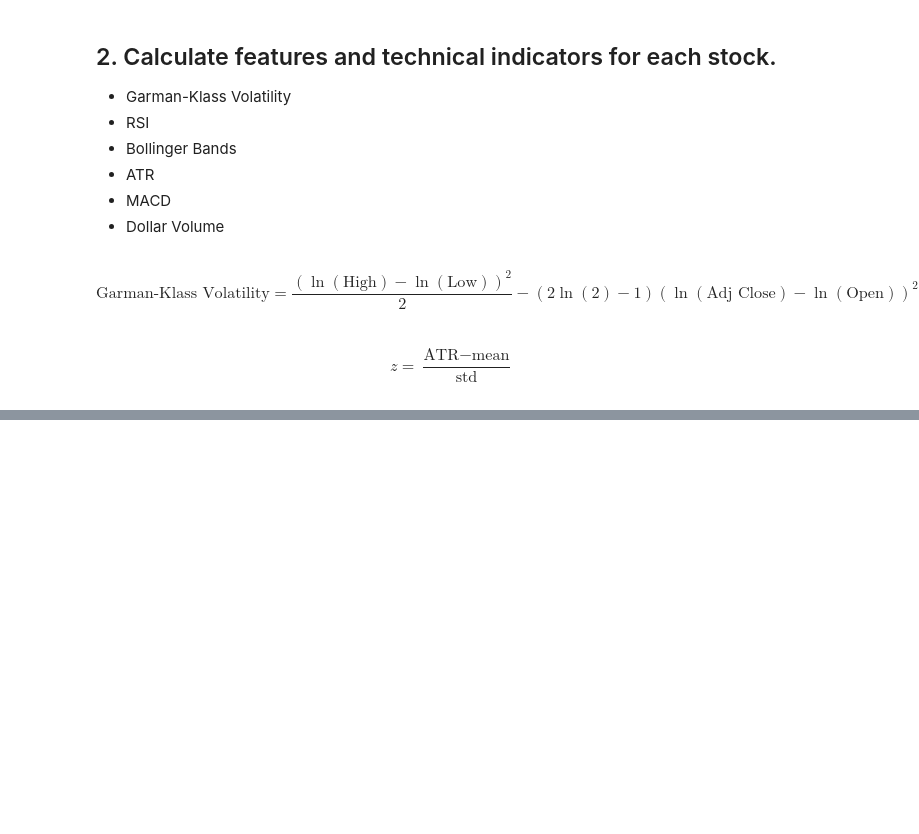
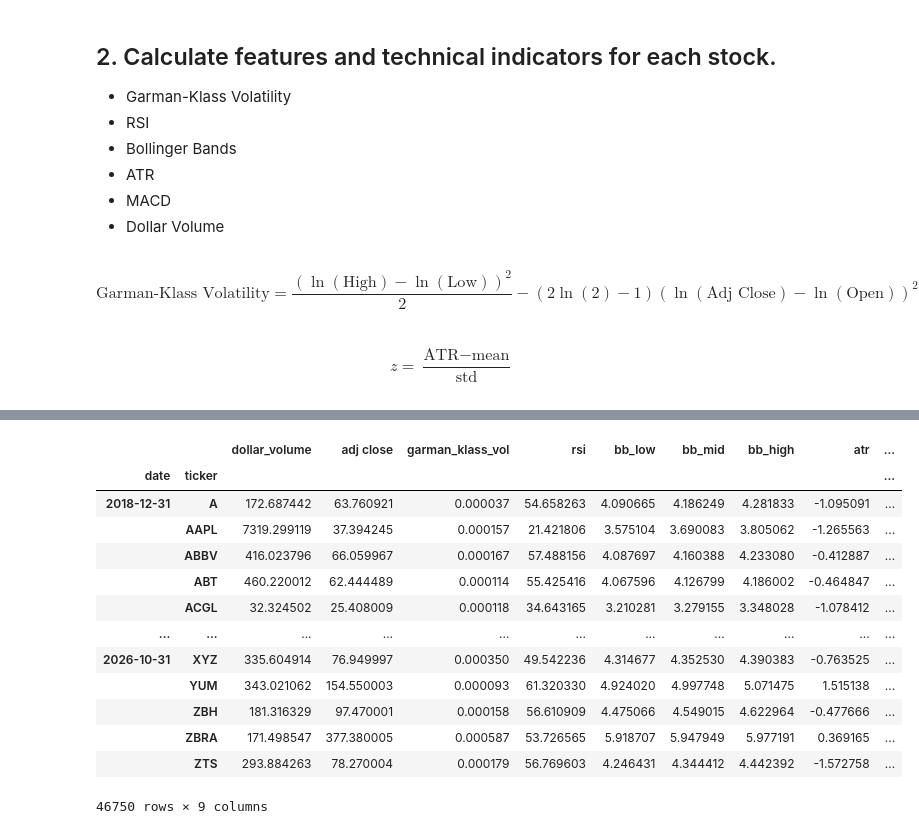
Before and after one commit to DJ-Ortega/unsupervised-trading-strat, a Jupyter notebook: Unsupervised_strat.ipynb, the cells around one changed output, grey strips where cells are left out. Drawn from its saved outputs; the diff is of its cells as text; code cells hidden in the pictures; blank space fills up the shorter version.

```diff
--- a/Unsupervised_strat.ipynb
+++ b/Unsupervised_strat.ipynb
@@ -143,0 +148,22 @@ df
+# %%
+#last_cols = [c for c in df.columns.unique(0) if c not in ['dollar_volume', 'volume', 'open', 'high', 'low', 'close']]
+
+data = pd.concat([df.unstack('ticker')['dollar_volume'].resample('M').mean().stack('ticker').to_frame('dollar_volume'),
+          df.unstack('ticker')[last_cols].resample('M').last().stack('ticker')],
+          axis=1).dropna()
+data
+# %% [output]
+|  |  | dollar_volume | adj close | garman_klass_vol | rsi | bb_low | bb_mid | bb_high | atr | ... |
+| date | ticker |  |  |  |  |  |  |  |  | ... |
+| 2018-12-31 | A | 172.687442 | 63.760921 | 0.000037 | 54.658263 | 4.090665 | 4.186249 | 4.281833 | -1.095091 | ... |
+|  | AAPL | 7319.299119 | 37.394245 | 0.000157 | 21.421806 | 3.575104 | 3.690083 | 3.805062 | -1.265563 | ... |
+|  | ABBV | 416.023796 | 66.059967 | 0.000167 | 57.488156 | 4.087697 | 4.160388 | 4.233080 | -0.412887 | ... |
+|  | ABT | 460.220012 | 62.444489 | 0.000114 | 55.425416 | 4.067596 | 4.126799 | 4.186002 | -0.464847 | ... |
+|  | ACGL | 32.324502 | 25.408009 | 0.000118 | 34.643165 | 3.210281 | 3.279155 | 3.348028 | -1.078412 | ... |
+| ... | ... | ... | ... | ... | ... | ... | ... | ... | ... | ... |
+| 2026-10-31 | XYZ | 335.604914 | 76.949997 | 0.000350 | 49.542236 | 4.314677 | 4.352530 | 4.390383 | -0.763525 | ... |
+|  | YUM | 343.021062 | 154.550003 | 0.000093 | 61.320330 | 4.924020 | 4.997748 | 5.071475 | 1.515138 | ... |
+|  | ZBH | 181.316329 | 97.470001 | 0.000158 | 56.610909 | 4.475066 | 4.549015 | 4.622964 | -0.477666 | ... |
+|  | ZBRA | 171.498547 | 377.380005 | 0.000587 | 53.726565 | 5.918707 | 5.947949 | 5.977191 | 0.369165 | ... |
+|  | ZTS | 293.884263 | 78.270004 | 0.000179 | 56.769603 | 4.246431 | 4.344412 | 4.442392 | -1.572758 | ... |
+46750 rows × 9 columns
```
Also changed, not shown: parts of 3 cells of this notebook.
